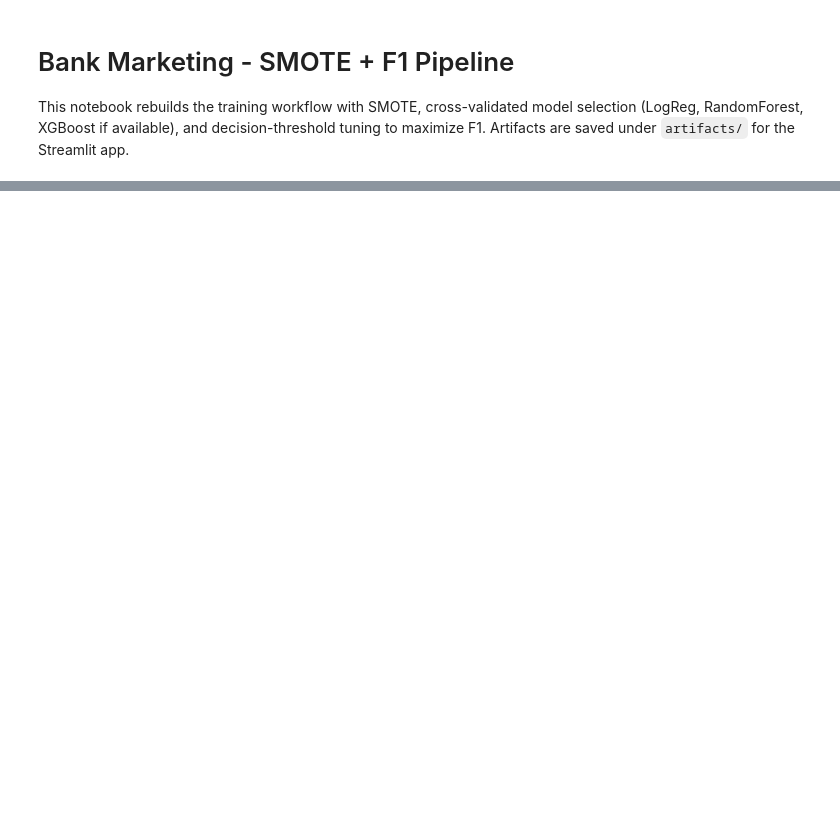
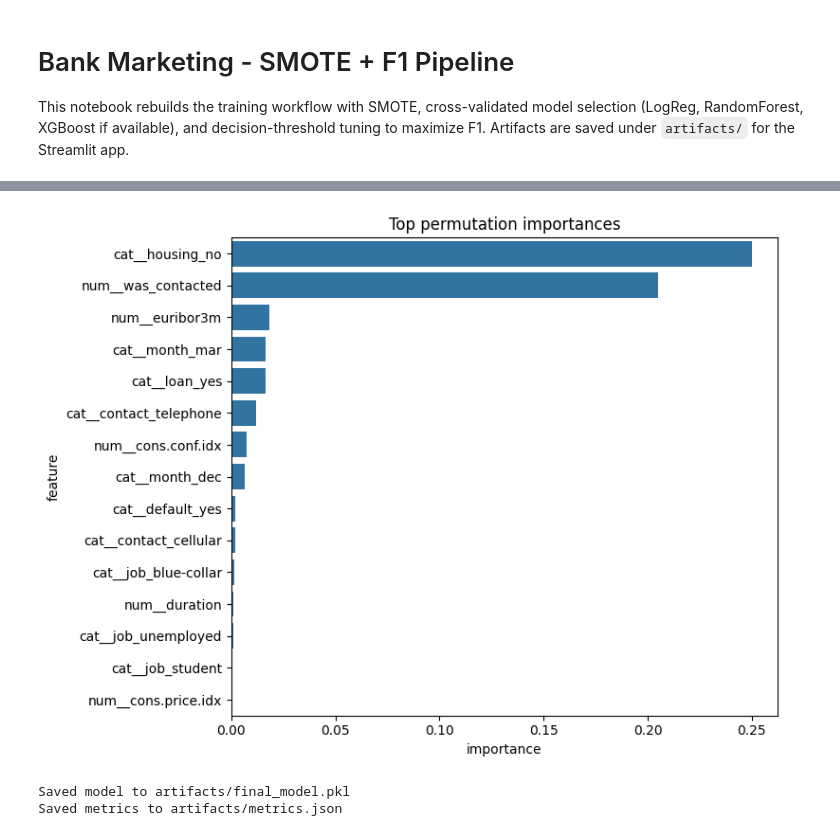
Before and after one commit to kaancakr/Bank-Term-Deposit-Prediction, a Jupyter notebook: project.ipynb, the cells around one changed output, grey strips where cells are left out. Cells and saved outputs as stored; diff of their text form; code cells hidden in the pictures; blank space fills up the shorter version.

```diff
--- a/project.ipynb
+++ b/project.ipynb
@@ -327,0 +312,67 @@ Saved metrics to /Users/kaancakir/ADA442Project/artifacts/metrics.json
+# %%
+
+
+# Feature importance via permutation importance on test set
+
+from sklearn.inspection import permutation_importance
+
+perm = permutation_importance(
+    best_model,
+    X_test,
+    y_test,
+    n_repeats=10,
+    random_state=RANDOM_STATE,
+    scoring='roc_auc'
+)
+
+# Map back to feature names after preprocessing/selection
+feature_names = best_model.named_steps['preprocess'].get_feature_names_out()
+selected_mask = best_model.named_steps['selector'].get_support()
+selected_features = feature_names[selected_mask]
+
+# Align lengths in case of any mismatch
+n = min(len(selected_features), len(perm.importances_mean))
+importances = pd.DataFrame({
+    'feature': selected_features[:n],
+    'importance': perm.importances_mean[:n]
+}).sort_values('importance', ascending=False).head(15)
+
+plt.figure(figsize=(8, 6))
+sns.barplot(data=importances, y='feature', x='importance')
+plt.title('Top permutation importances')
+plt.tight_layout()
+plt.show()
+# %% [output]
+[figure, added]
+# %%
+# Persist model and metrics for Streamlit
+
+MODEL_PATH = ARTIFACT_DIR / 'final_model.pkl'
+METRICS_PATH = ARTIFACT_DIR / 'metrics.json'
+
+joblib.dump(best_model, MODEL_PATH)
+
+# Ensure parameters are JSON serializable
+best_params = {k: (float(v) if hasattr(v, 'item') else v) for k, v in search.best_params_.items()}
+
+metrics = {
+    'roc_auc': float(roc_auc),
+    'f1': float(f1_best),
+    'f1_default': float(f1_default),
+    'threshold': float(best_thr),
+    'best_params': best_params,
+    'best_model': best_name,
+    'test': {
+        'roc_auc': float(roc_auc),
+        'f1': float(f1_best),
+        'f1_default': float(f1_default),
+        'threshold': float(best_thr),
+    },
+}
+METRICS_PATH.write_text(json.dumps(metrics, indent=2))
+
+print('Saved model to', MODEL_PATH)
+print('Saved metrics to', METRICS_PATH)
+# %% [output]
+Saved model to artifacts/final_model.pkl
+Saved metrics to artifacts/metrics.json
```
Also changed, not shown: parts of 8 cells of this notebook, 3 other files.
